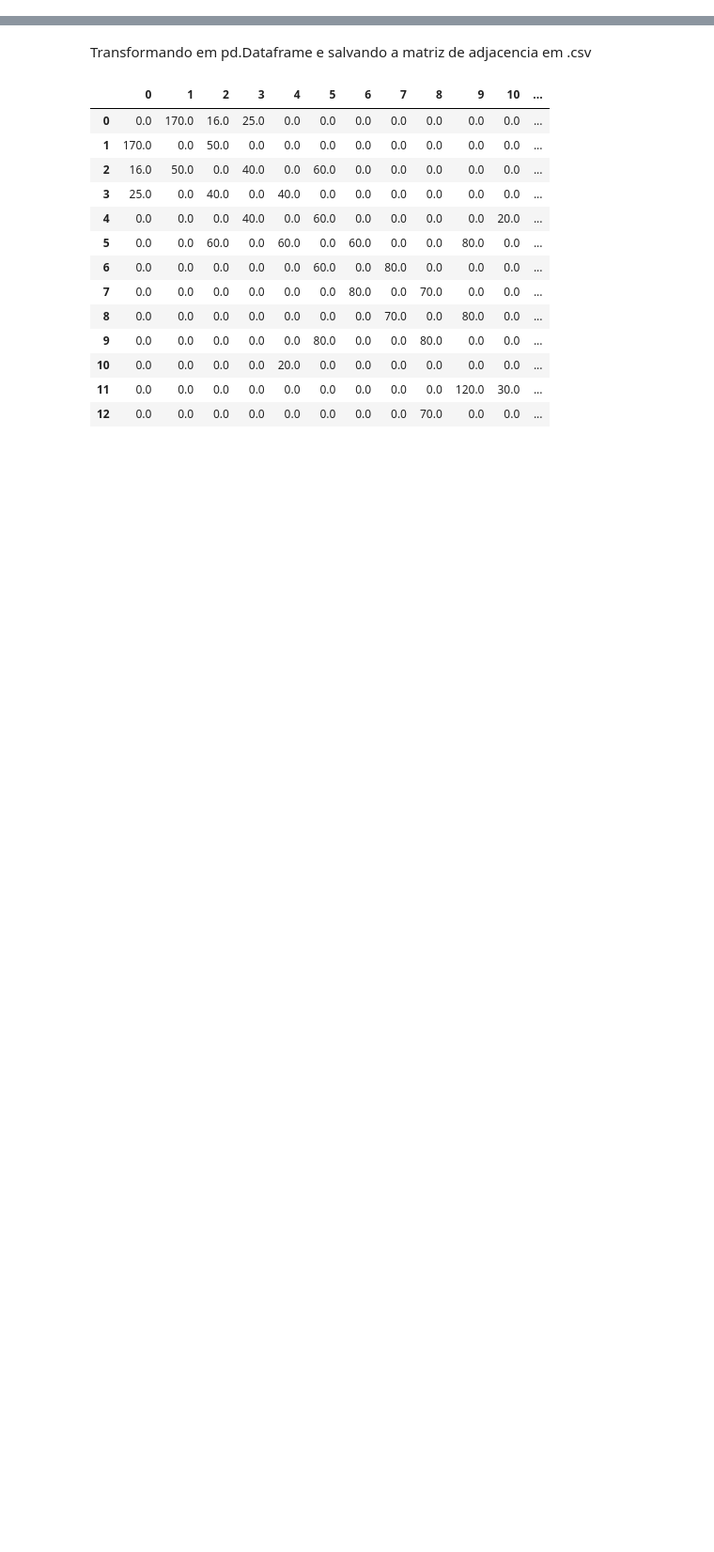
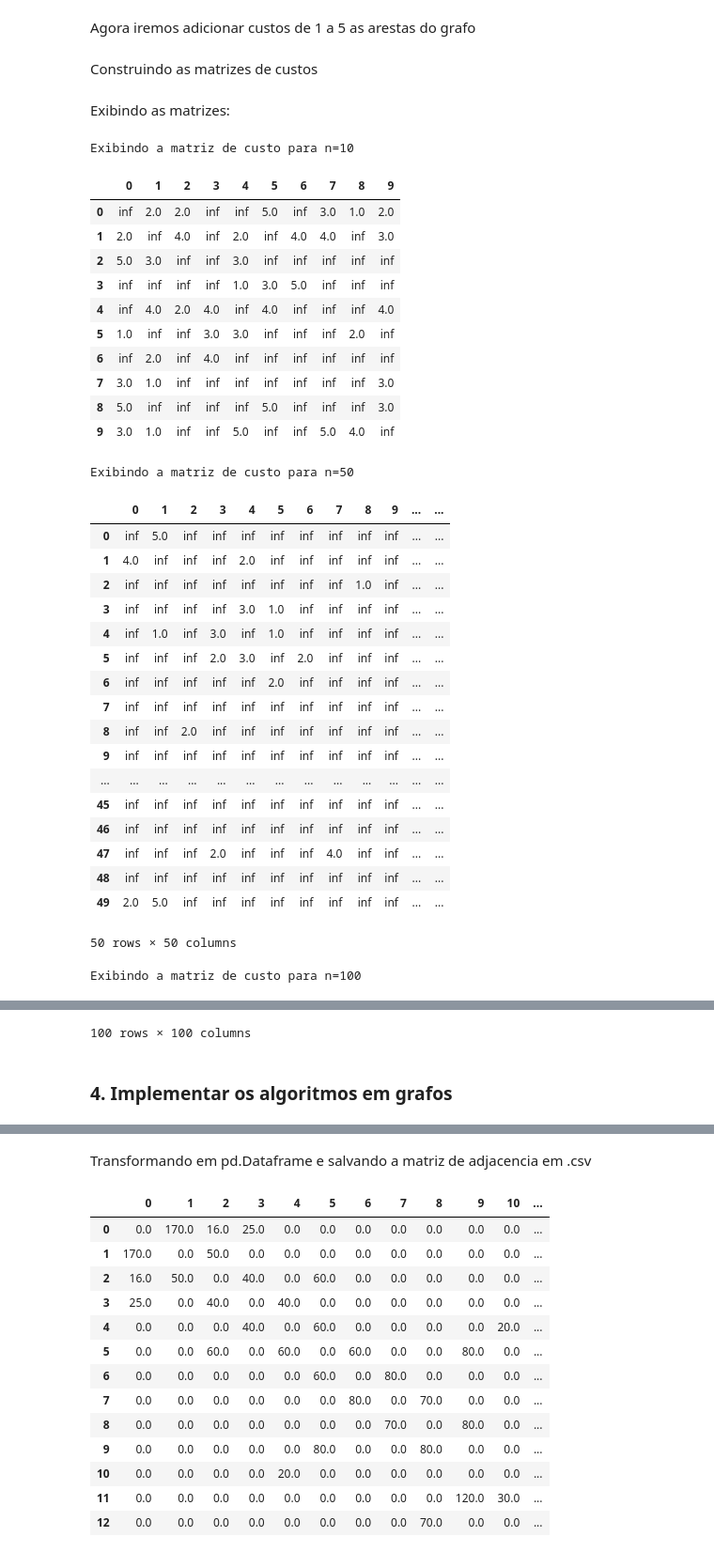
Before and after one commit to felipeversiane/floyd_optimization, a Jupyter notebook: main.ipynb, the cells around one changed output, grey strips where cells are left out. Shown at 94% size. Drawn from its saved outputs; the diff is of its cells as text; code cells hidden in the pictures; blank space fills up the shorter version.

```diff
--- a/main.ipynb
+++ b/main.ipynb
@@ -0,0 +189,60 @@
+# %% [markdown]
+Agora iremos adicionar custos de 1 a 5 as arestas do grafo
+# %%
+grafos_com_pesos = [adicionar_pesos_ao_grafo(GRAFO,custo_min_aresta=1,custo_max_aresta=5) for GRAFO in GRAFOS_GERADOS]
+# %% [markdown]
+Construindo as matrizes de custos
+# %%
+def gerar_matriz_de_custo(G):
+    # Obter o número de nós no grafo
+    n = G.number_of_nodes()
+
+    # Inicializar uma matriz n x n com valores infinitos (sem ligação entre os nós)
+    matriz_custo = np.full((n, n), np.inf)
+
+    # Preencher a matriz com os pesos das arestas
+    for (u, v, dados) in G.edges(data=True):
+        matriz_custo[u, v] = dados.get('weight', 1)  # Se não houver peso, usar o padrão 1
+
+    return matriz_custo
+
+matrizes_de_custos = [gerar_matriz_de_custo(grafo_com_peso) for grafo_com_peso in grafos_com_pesos]
+# %% [markdown]
+Exibindo as matrizes:
+# %%
+for matriz_de_custo in matrizes_de_custos:
+    print(f"Exibindo a matriz de custo para n={matriz_de_custo.shape[0]}")
+    display(pd.DataFrame(matriz_de_custo))
+# %% [output]
+Exibindo a matriz de custo para n=10
+|  | 0 | 1 | 2 | 3 | 4 | 5 | 6 | 7 | 8 | 9 |
+| 0 | inf | 2.0 | 2.0 | inf | inf | 5.0 | inf | 3.0 | 1.0 | 2.0 |
+| 1 | 2.0 | inf | 4.0 | inf | 2.0 | inf | 4.0 | 4.0 | inf | 3.0 |
+| 2 | 5.0 | 3.0 | inf | inf | 3.0 | inf | inf | inf | inf | inf |
+| 3 | inf | inf | inf | inf | 1.0 | 3.0 | 5.0 | inf | inf | inf |
+| 4 | inf | 4.0 | 2.0 | 4.0 | inf | 4.0 | inf | inf | inf | 4.0 |
+| 5 | 1.0 | inf | inf | 3.0 | 3.0 | inf | inf | inf | 2.0 | inf |
+| 6 | inf | 2.0 | inf | 4.0 | inf | inf | inf | inf | inf | inf |
+| 7 | 3.0 | 1.0 | inf | inf | inf | inf | inf | inf | inf | 3.0 |
+| 8 | 5.0 | inf | inf | inf | inf | 5.0 | inf | inf | inf | 3.0 |
+| 9 | 3.0 | 1.0 | inf | inf | 5.0 | inf | inf | 5.0 | 4.0 | inf |
+Exibindo a matriz de custo para n=50
+|  | 0 | 1 | 2 | 3 | 4 | 5 | 6 | 7 | 8 | 9 | ... | ... |
+| 0 | inf | 5.0 | inf | inf | inf | inf | inf | inf | inf | inf | ... | ... |
+| 1 | 4.0 | inf | inf | inf | 2.0 | inf | inf | inf | inf | inf | ... | ... |
+| 2 | inf | inf | inf | inf | inf | inf | inf | inf | 1.0 | inf | ... | ... |
+| 3 | inf | inf | inf | inf | 3.0 | 1.0 | inf | inf | inf | inf | ... | ... |
+| 4 | inf | 1.0 | inf | 3.0 | inf | 1.0 | inf | inf | inf | inf | ... | ... |
+| 5 | inf | inf | inf | 2.0 | 3.0 | inf | 2.0 | inf | inf | inf | ... | ... |
+| 6 | inf | inf | inf | inf | inf | 2.0 | inf | inf | inf | inf | ... | ... |
+| 7 | inf | inf | inf | inf | inf | inf | inf | inf | inf | inf | ... | ... |
+| 8 | inf | inf | 2.0 | inf | inf | inf | inf | inf | inf | inf | ... | ... |
+| 9 | inf | inf | inf | inf | inf | inf | inf | inf | inf | inf | ... | ... |
+| ... | ... | ... | ... | ... | ... | ... | ... | ... | ... | ... | ... | ... |
+| 45 | inf | inf | inf | inf | inf | inf | inf | inf | inf | inf | ... | ... |
+| 46 | inf | inf | inf | inf | inf | inf | inf | inf | inf | inf | ... | ... |
+| 47 | inf | inf | inf | 2.0 | inf | inf | inf | 4.0 | inf | inf | ... | ... |
+| 48 | inf | inf | inf | inf | inf | inf | inf | inf | inf | inf | ... | ... |
+| 49 | 2.0 | 5.0 | inf | inf | inf | inf | inf | inf | inf | inf | ... | ... |
+50 rows × 50 columns
+Exibindo a matriz de custo para n=100
@@ -0,0 +261,3 @@
+100 rows × 100 columns
+# %% [markdown]
+### 4. Implementar os algoritmos em grafos
```
Also changed, not shown: parts of 44 cells of this notebook.
